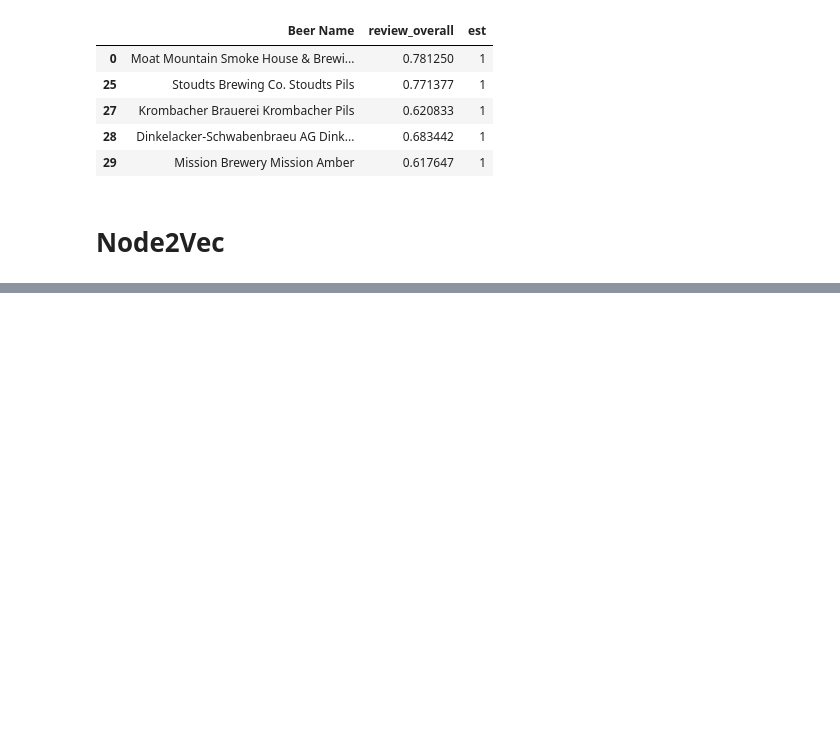
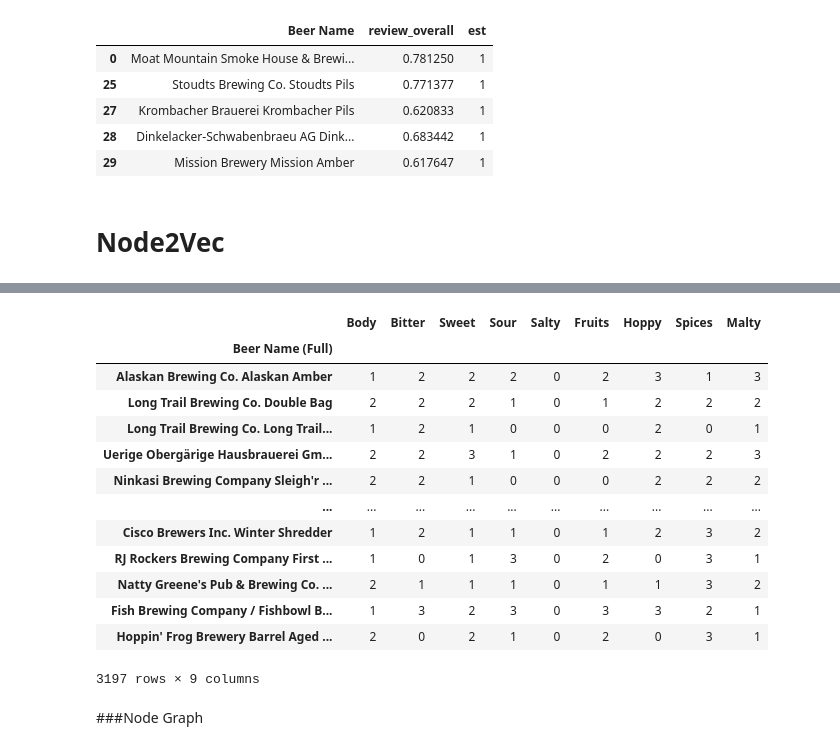
Before and after one commit to sophielouie/beer-recommendation-system, a Jupyter notebook: Recommender_System.ipynb, the cells around one changed output, grey strips where cells are left out. Cells and saved outputs as stored; diff of their text form; code cells hidden in the pictures; blank space fills up the shorter version.

```diff
--- a/Recommender_System.ipynb
+++ b/Recommender_System.ipynb
@@ -249,8 +244,10 @@ Index(['Beer Name (Full)', 'Body', 'Bitter', 'Sweet', 'Sour', 'Salty',
 #These will be used make links between beers
 def bucket_me(x, df):
   for col in df.columns:
-    labels = list(range(x))
-    print(labels)
-    df[col] = pd.qcut(df[col], q=x, labels=labels, duplicates = 'drop')
+    if col != 'Style':
+      #Not passing labels in this step to ensure # of labels < bin edges
+      categories, bins = pd.qcut(df[col], q=x, duplicates = 'drop', retbins = True)
+      labels = list(range(len(bins) - 1))
+      df[col] = pd.qcut(df[col], q=x,labels=labels,duplicates='drop')
   return df
 # %%
@@ -264,0 +255,19 @@ ValueError: ignored
+# %%
+new_bp
+# %% [output]
+|  | Body | Bitter | Sweet | Sour | Salty | Fruits | Hoppy | Spices | Malty |
+| Beer Name (Full) |  |  |  |  |  |  |  |  |  |
+| Alaskan Brewing Co. Alaskan Amber | 1 | 2 | 2 | 2 | 0 | 2 | 3 | 1 | 3 |
+| Long Trail Brewing Co. Double Bag | 2 | 2 | 2 | 1 | 0 | 1 | 2 | 2 | 2 |
+| Long Trail Brewing Co. Long Trail... | 1 | 2 | 1 | 0 | 0 | 0 | 2 | 0 | 1 |
+| Uerige Obergärige Hausbrauerei Gm... | 2 | 2 | 3 | 1 | 0 | 2 | 2 | 2 | 3 |
+| Ninkasi Brewing Company Sleigh'r ... | 2 | 2 | 1 | 0 | 0 | 0 | 2 | 2 | 2 |
+| ... | ... | ... | ... | ... | ... | ... | ... | ... | ... |
+| Cisco Brewers Inc. Winter Shredder | 1 | 2 | 1 | 1 | 0 | 1 | 2 | 3 | 2 |
+| RJ Rockers Brewing Company First ... | 1 | 0 | 1 | 3 | 0 | 2 | 0 | 3 | 1 |
+| Natty Greene's Pub & Brewing Co. ... | 2 | 1 | 1 | 1 | 0 | 1 | 1 | 3 | 2 |
+| Fish Brewing Company / Fishbowl B... | 1 | 3 | 2 | 3 | 0 | 3 | 3 | 2 | 1 |
+| Hoppin' Frog Brewery Barrel Aged ... | 2 | 0 | 2 | 1 | 0 | 2 | 0 | 3 | 1 |
+3197 rows × 9 columns
+# %% [markdown]
+###Node Graph
```
Also changed, not shown: parts of 9 cells of this notebook.
